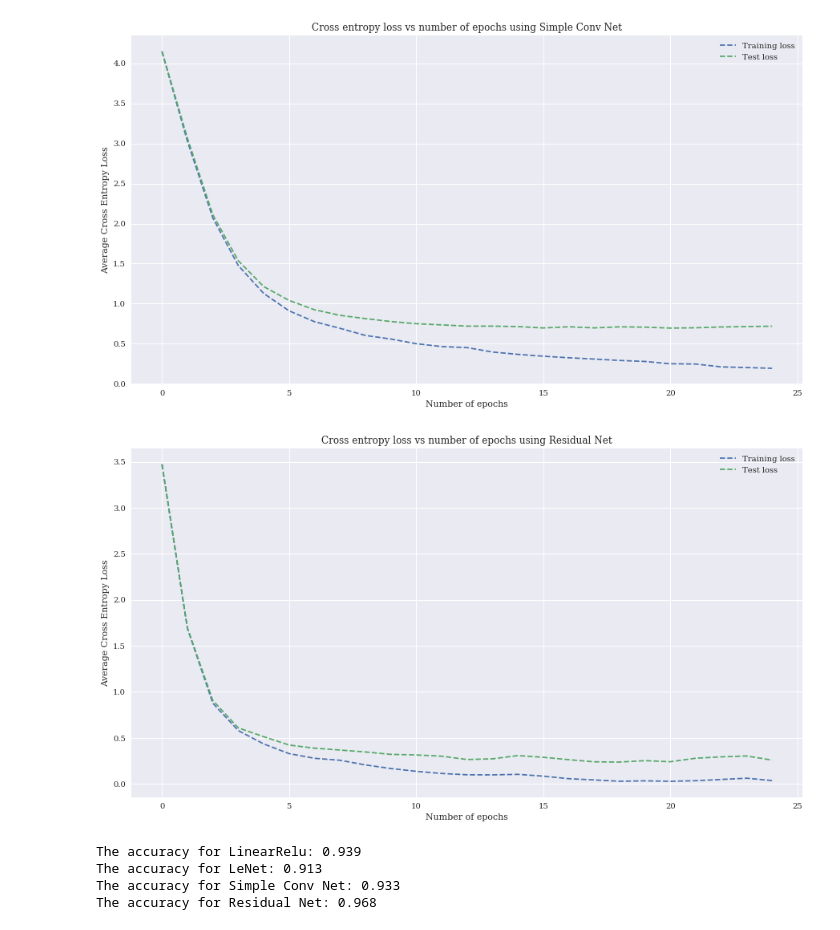
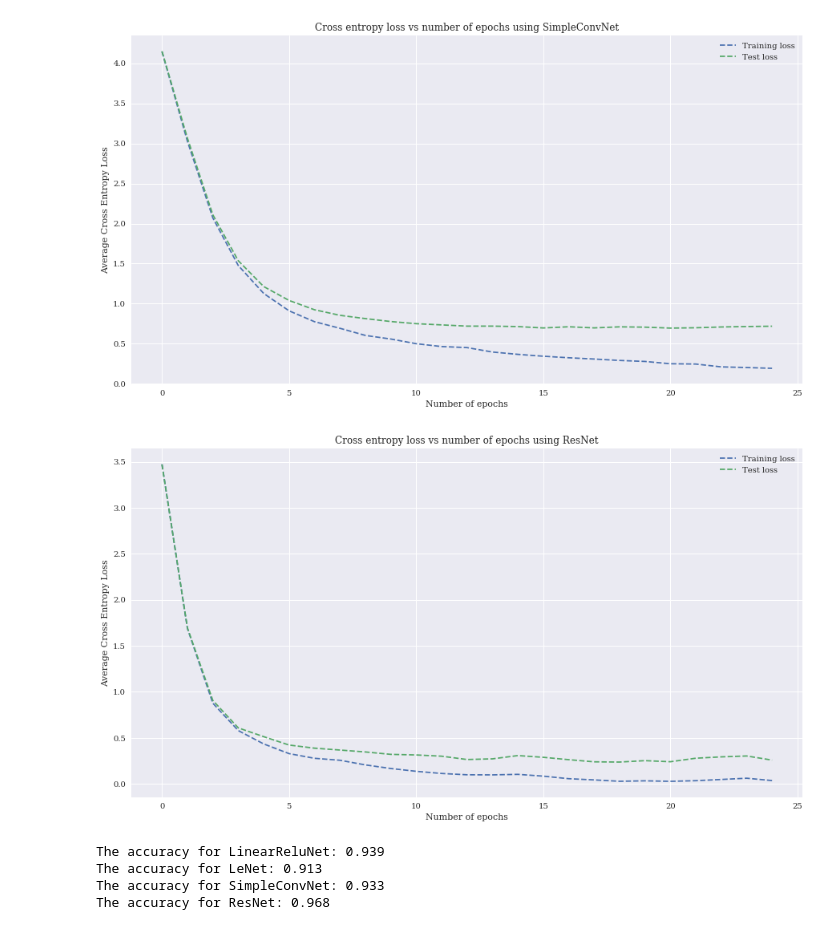
Before and after one commit to rlaraki/Digit_Comparison_MNIST, a Jupyter notebook: src/Visualistaion.ipynb, the cells around one changed output. Drawn from its saved outputs; the diff is of its cells as text; code cells hidden in the pictures.

```diff
--- a/src/Visualistaion.ipynb
+++ b/src/Visualistaion.ipynb
@@ -39,10 +39,11 @@ train_loader = torch.utils.data.DataLoader(dataset=train_dataset, batch_size=BAT
 
 test_loader = torch.utils.data.DataLoader(dataset=test_dataset, batch_size=BATCH_SIZE, shuffle=False)
 
-models = [(linear_relu_net(**NN_ARGS), 'LinearRelu'), (lenet(), 'LeNet') ,(simple_conv_net(), 'Simple Conv Net'), (residual_net(), 'Residual Net')]
+models = [linear_relu_net(**NN_ARGS) , lenet() ,simple_conv_net() ,residual_net()]
 # %%
-def plot_train_test(model,  NUM_EPOCHS, train_loader,test_loader, model_title):
-    if (m[1] == 'LinearRelu'):
+def plot_train_test(model,  NUM_EPOCHS, train_loader,test_loader):
+    model_name = str(model).partition('\n')[0][:-1]
+    if (model_name == 'LinearReluNet'):
         losses, losses_t = train_model(model, NUM_EPOCHS, train_loader,test_loader)
     else :
         losses, losses_t = train_model(model, NUM_EPOCHS, train_loader,test_loader, False)
@@ -53,25 +54,26 @@ def plot_train_test(model,  NUM_EPOCHS, train_loader,test_loader, model_title):
     plt.legend()
     plt.ylabel('Average Cross Entropy Loss')
     plt.xlabel("Number of epochs")
-    plt.title('Cross entropy loss vs number of epochs using ' + model_title);
+    plt.title('Cross entropy loss vs number of epochs using ' + model_name )
 # %%
 for m in models :
-    plot_train_test(m[0], NUM_EPOCHS, train_loader, test_loader, m[1])
+    plot_train_test(m, NUM_EPOCHS, train_loader, test_loader)
 # %% [output]
 [figure]
 [figure]
 [figure]
-[figure, old version]
+[figure, new version]
 # %%
 test_accuracy_d = data.TensorDataset(test_input, test_target)
 test_loader = torch.utils.data.DataLoader(dataset=test_accuracy_d, batch_size=BATCH_SIZE, shuffle=False)
 for m in models :
-    if (m[1] == 'LinearRelu'):
-         print('The accuracy for ' + m[1] + ': {}'.format(accuracy(m[0], test_loader)))
+    model_name = str(m).partition('\n')[0][:-1]
+    if (model_name == 'LinearReluNet'):
+         print('The accuracy for ' + model_name + ': {}'.format(accuracy(m, test_loader)))
     else :
-        print('The accuracy for ' + m[1] + ': {}'.format(accuracy(m[0], test_loader, flatten=False)))
+        print('The accuracy for ' + model_name + ': {}'.format(accuracy(m, test_loader, flatten=False)))
 # %% [output]
-The accuracy for LinearRelu: 0.939
+The accuracy for LinearReluNet: 0.939
 The accuracy for LeNet: 0.913
-The accuracy for Simple Conv Net: 0.933
-The accuracy for Residual Net: 0.968
+The accuracy for SimpleConvNet: 0.933
+The accuracy for ResNet: 0.968
```
Also changed, not shown: 1 other file.
